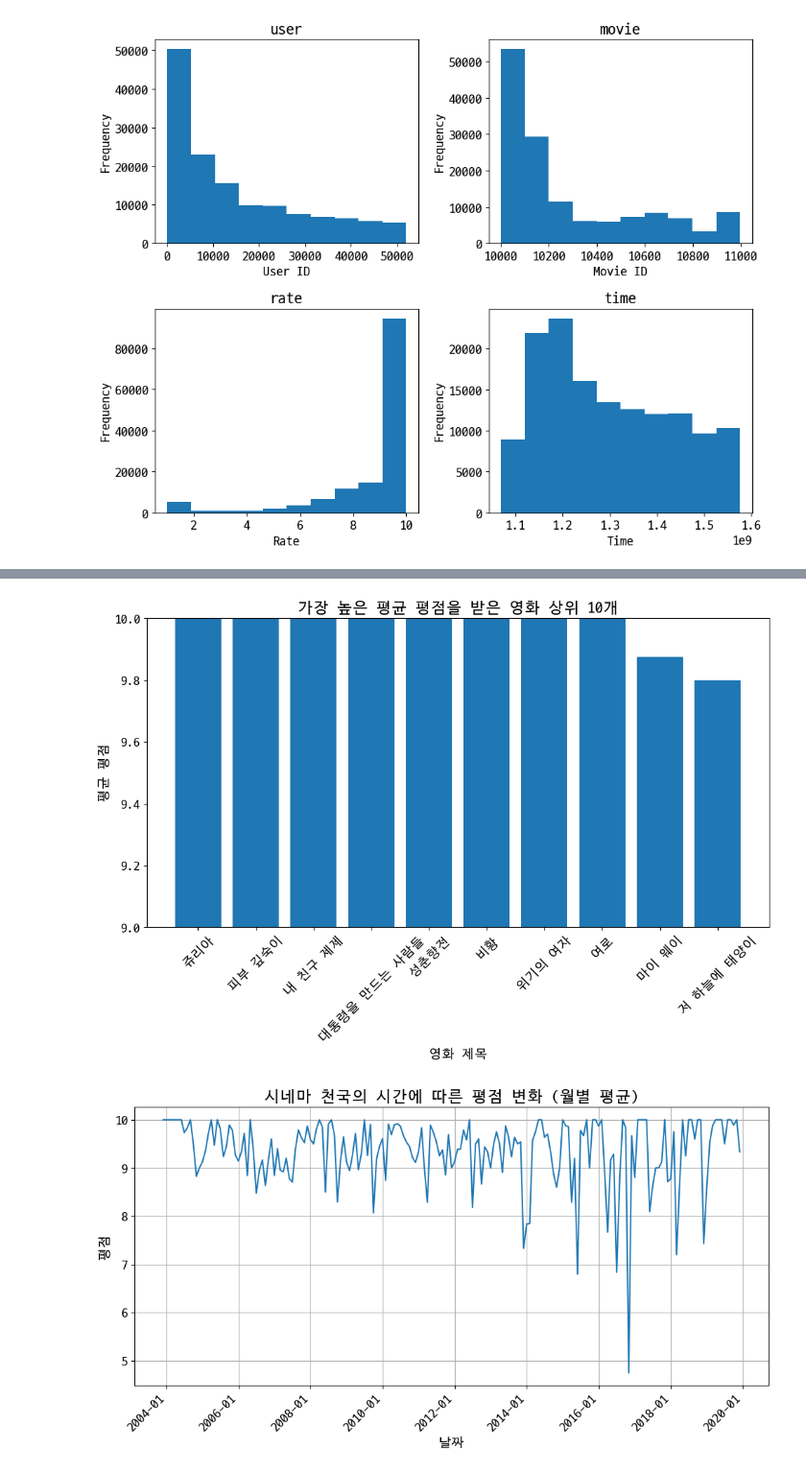
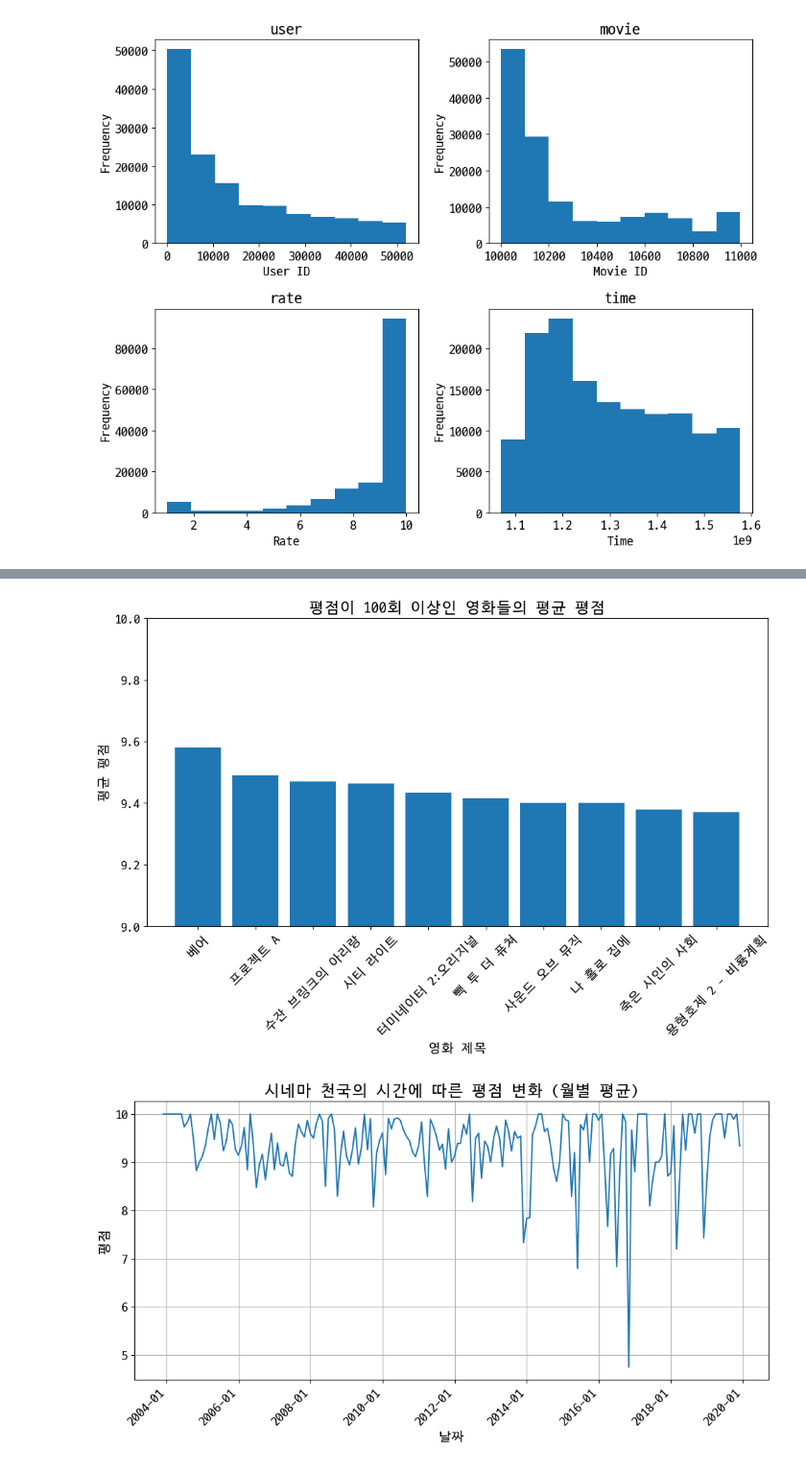
Before and after one commit to seungwonme/codyssey, a Jupyter notebook: prob-0102/3.ipynb, the cells around one changed output, grey strips where cells are left out. Shown: that part at 96% size. Saved outputs shown, nothing was run; the diff lists cells and outputs as text; code cells hidden in the pictures.

```diff
--- a/prob-0102/3.ipynb
+++ b/prob-0102/3.ipynb
@@ -229,10 +229,11 @@ plt.show()
 [figure]
 # %%
 # rates_df의 'time' 컬럼을 초 단위로 변환하여 datetime 형식으로 변환 후 연도 추출
-rates_df['year'] = pd.to_datetime(rates_df['time'], unit='s').dt.year
+# rates_df['year'] = pd.to_datetime(rates_df['time'], unit='s').dt.year
+
 
 # 연도별 히스토그램
-plt.hist(rates_df['year'], bins=10)
+plt.hist(movies_df['year'], bins=10)
 plt.title('Distribution by Year')
 plt.xlabel('Year')
 plt.ylabel('Frequency')
@@ -279,23 +268,26 @@ Name: count, dtype: int64
 # %%
-# 영화별 평균 평점 계산
-movie_avg_ratings = rates_df.groupby('movie')['rate'].mean().sort_values(ascending=False).head(10)
+# 영화별 평점 계산
+movie_ratings = rates_df.groupby('movie')['rate'].agg(['mean', 'count']).sort_values(by='mean', ascending=False)
+
+# 평점이 매겨진 횟수가 100회 이상인 영화 필터링
+filtered_movie_ratings = movie_ratings[movie_ratings['count'] >= 100].head(10)
 
 # 영화 제목과 평균 평점 병합
-top_movies = movies_df[movies_df['movie'].isin(movie_avg_ratings.index)]
-top_movies = top_movies.set_index('movie').loc[movie_avg_ratings.index]
-top_movies['avg_rating'] = movie_avg_ratings.values
+top_movies = movies_df[movies_df['movie'].isin(filtered_movie_ratings.index)]
+top_movies = top_movies.set_index('movie').loc[filtered_movie_ratings.index]
+top_movies['avg_rating'] = filtered_movie_ratings['mean']
 
 # 시각화
 plt.figure(figsize=(12, 6))
 plt.bar(top_movies['title'], top_movies['avg_rating'])
 plt.xlabel('영화 제목')
 plt.ylabel('평균 평점')
-plt.title('가장 높은 평균 평점을 받은 영화 상위 10개')
-plt.ylim(9, 10)  # y축의 시작점을 9, 끝점을 10으로 설정
+plt.title('평점이 100회 이상인 영화들의 평균 평점')
+plt.ylim(int(filtered_movie_ratings['mean'].min()), 10)  # y축의 시작점과 끝점 설정
 plt.xticks(rotation=45)
 plt.show()
 # %% [output]
-[figure, old version]
+[figure, new version]
 # %%
 import matplotlib.dates as dates
 
```
Also changed, not shown: parts of 2 cells of this notebook, 4 other files.
